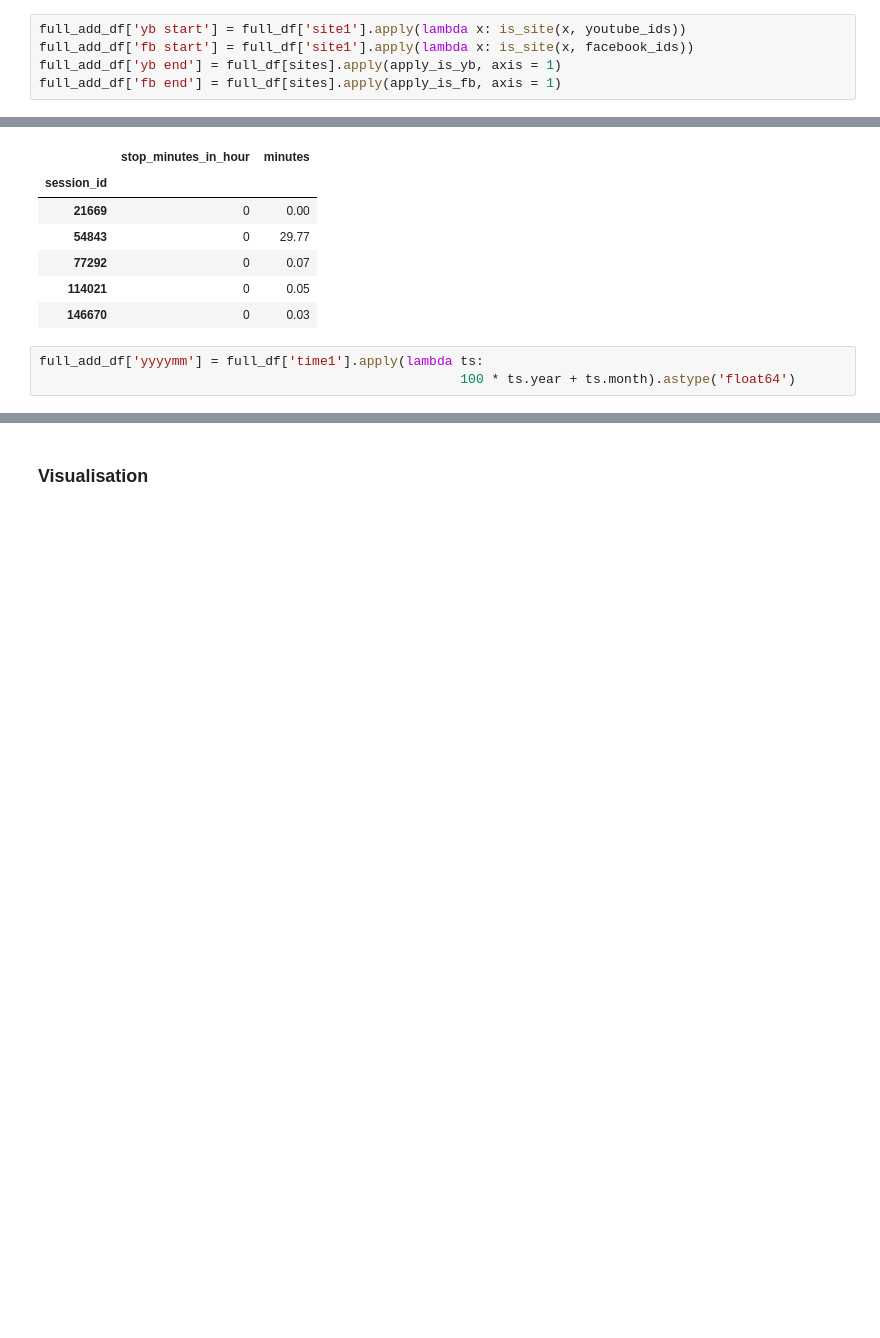
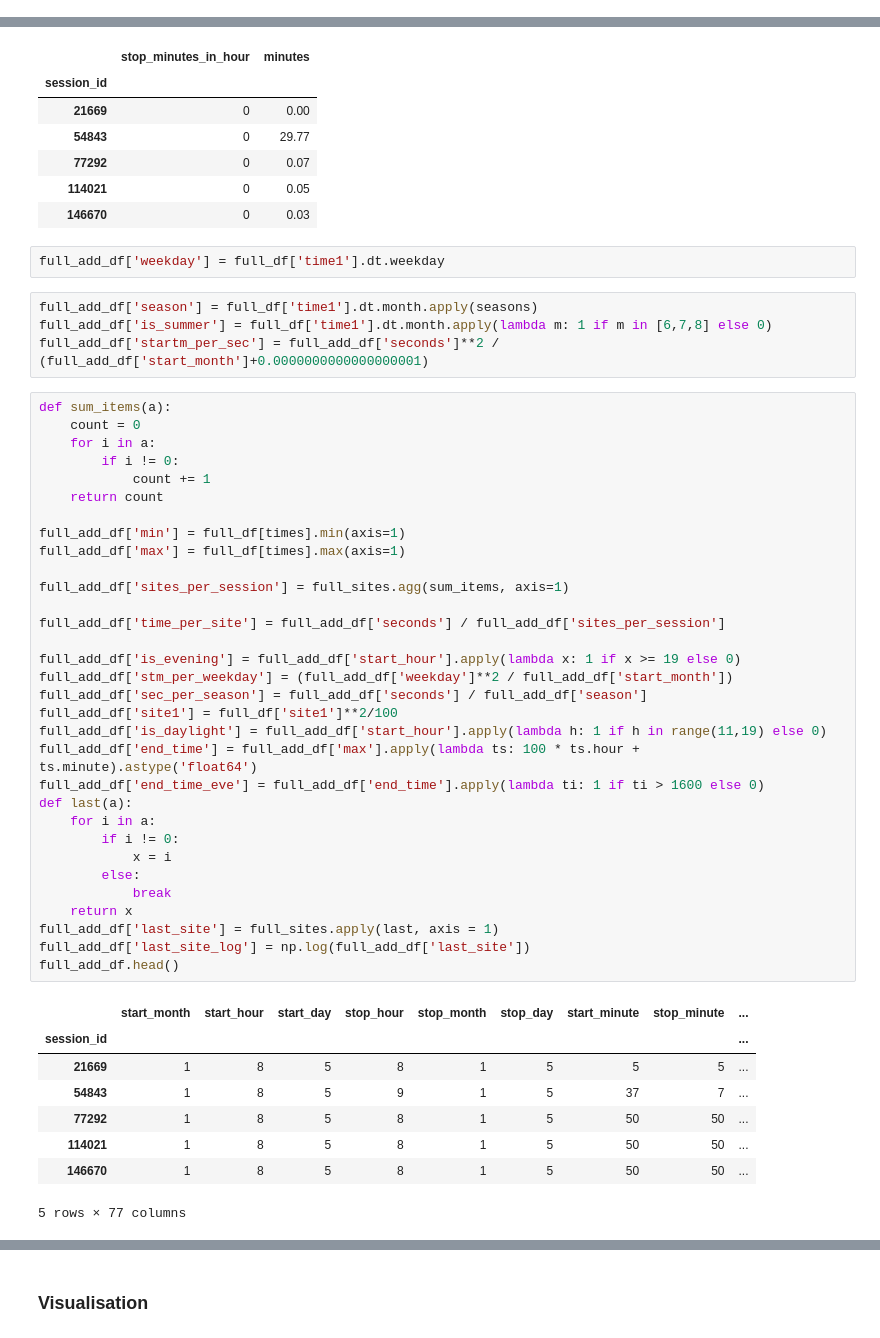
Before and after one commit to vladisOV/notebooks, a Jupyter notebook: alice_combined_sol.ipynb, the cells around one changed output, grey strips where cells are left out. Drawn from its saved outputs; the diff is of its cells as text; blank space fills up the shorter version.

```diff
--- a/alice_combined_sol.ipynb
+++ b/alice_combined_sol.ipynb
@@ -375,8 +340,3 @@ print(youtube_ids)
-# %%
-full_add_df['yb start'] = full_df['site1'].apply(lambda x: is_site(x, youtube_ids))
-full_add_df['fb start'] = full_df['site1'].apply(lambda x: is_site(x, facebook_ids))
-full_add_df['yb end'] = full_df[sites].apply(apply_is_yb, axis = 1)
-full_add_df['fb end'] = full_df[sites].apply(apply_is_fb, axis = 1)
 # %%
 site_dict  =  {}
 for  row  in  full_sites.values :
@@ -495,6 +448,50 @@ full_add_df[['stop_minutes_in_hour', 'minutes']][:5]
 | 77292 | 0 | 0.07 |
 | 114021 | 0 | 0.05 |
 | 146670 | 0 | 0.03 |
-# %%
-full_add_df['yyyymm'] = full_df['time1'].apply(lambda ts:
-                                                      100 * ts.year + ts.month).astype('float64')
+# %%
+full_add_df['weekday'] = full_df['time1'].dt.weekday
+# %%
+full_add_df['season'] = full_df['time1'].dt.month.apply(seasons)
+full_add_df['is_summer'] = full_df['time1'].dt.month.apply(lambda m: 1 if m in [6,7,8] else 0)
+full_add_df['startm_per_sec'] = full_add_df['seconds']**2 / (full_add_df['start_month']+0.0000000000000000001)
+# %%
+def sum_items(a):
+    count = 0
+    for i in a:
+        if i != 0:
+            count += 1
+    return count
+
+full_add_df['min'] = full_df[times].min(axis=1)
+full_add_df['max'] = full_df[times].max(axis=1)
+
+full_add_df['sites_per_session'] = full_sites.agg(sum_items, axis=1)
+
+full_add_df['time_per_site'] = full_add_df['seconds'] / full_add_df['sites_per_session']
+
+full_add_df['is_evening'] = full_add_df['start_hour'].apply(lambda x: 1 if x >= 19 else 0)
+full_add_df['stm_per_weekday'] = (full_add_df['weekday']**2 / full_add_df['start_month'])
+full_add_df['sec_per_season'] = full_add_df['seconds'] / full_add_df['season']
+full_add_df['site1'] = full_df['site1']**2/100
+full_add_df['is_daylight'] = full_add_df['start_hour'].apply(lambda h: 1 if h in range(11,19) else 0)
+full_add_df['end_time'] = full_add_df['max'].apply(lambda ts: 100 * ts.hour + ts.minute).astype('float64')
+full_add_df['end_time_eve'] = full_add_df['end_time'].apply(lambda ti: 1 if ti > 1600 else 0)
+def last(a):
+    for i in a:
+        if i != 0:
+            x = i
+        else:
+            break
+    return x
+full_add_df['last_site'] = full_sites.apply(last, axis = 1)
+full_add_df['last_site_log'] = np.log(full_add_df['last_site'])
+full_add_df.head()
+# %% [output]
+|  | start_month | start_hour | start_day | stop_hour | stop_month | stop_day | start_minute | stop_minute | ... |
+| session_id |  |  |  |  |  |  |  |  | ... |
+| 21669 | 1 | 8 | 5 | 8 | 1 | 5 | 5 | 5 | ... |
+| 54843 | 1 | 8 | 5 | 9 | 1 | 5 | 37 | 7 | ... |
+| 77292 | 1 | 8 | 5 | 8 | 1 | 5 | 50 | 50 | ... |
+| 114021 | 1 | 8 | 5 | 8 | 1 | 5 | 50 | 50 | ... |
+| 146670 | 1 | 8 | 5 | 8 | 1 | 5 | 50 | 50 | ... |
+5 rows × 77 columns
```
Also changed, not shown: parts of 41 cells of this notebook.
